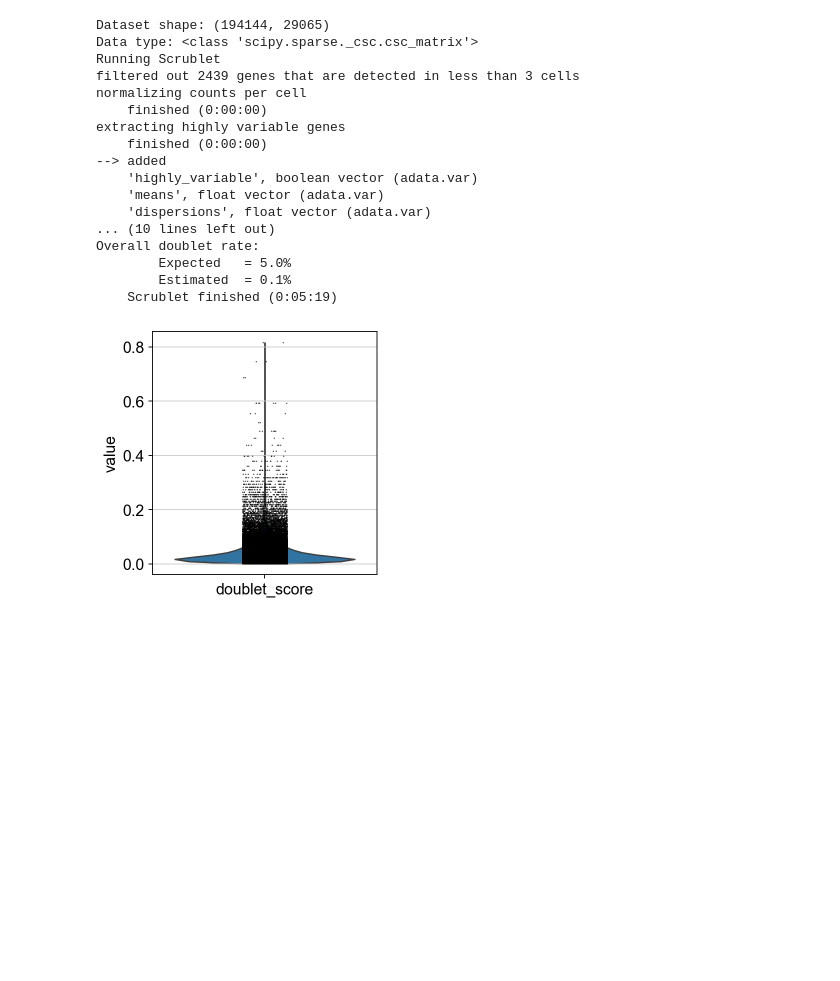
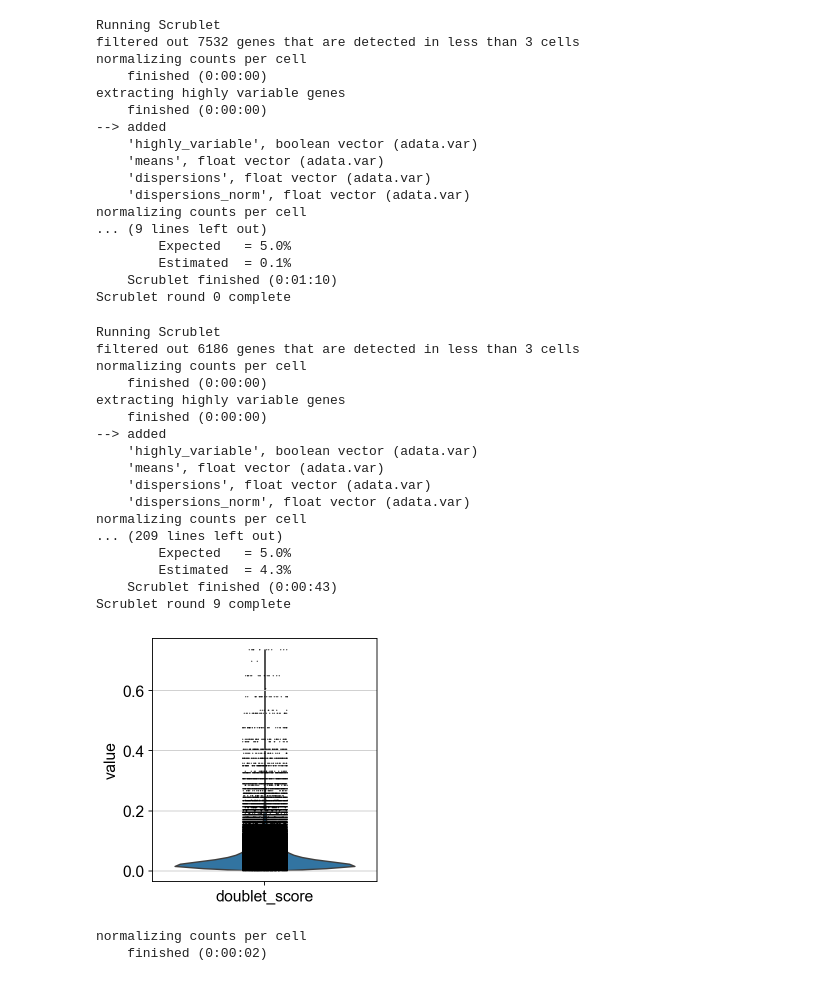
Before and after one commit to adole2008/PDAC-scRNA, a Jupyter notebook: analysis.ipynb, the cells around one changed output. Drawn from its saved outputs; the diff is of its cells as text; code cells hidden in the pictures; blank space fills up the shorter version.

Commit message:
fixed doublet detection bug, added graph and data normalization

```diff
--- a/analysis.ipynb
+++ b/analysis.ipynb
@@ -73,0 +49,7 @@ You should consider upgrading via the '/Users/anushkadole/scRNA-pancreatic/.venv
+# %%
+adata_cp1 = adata_filter1[
+    (adata_filter1.obs['pct_counts_mt'] < 10) &
+    (adata_filter1.obs['pct_counts_ribo'] < 20) &
+    (adata_filter1.obs['pct_counts_hb'] < 5),
+    :
+].copy()
@@ -74,19 +59,28 @@ You should consider upgrading via the '/Users/anushkadole/scRNA-pancreatic/.venv
 # %%
-print(f"Dataset shape: {adata_cp1.shape}")
-print(f"Data type: {type(adata_cp1.X)}")
+adata_cp2 = adata_cp1.copy()
+adata_cp2.obs["doublet_score"] = np.nan
+adata_cp2.obs["predicted_doublet"] = np.nan
 
-# Randomly sample 10k cells for doublet detection
-np.random.seed(42)
-sample_indices = np.random.choice(adata_cp1.n_obs, size=50000, replace=False)
-adata_subset = adata_cp1[sample_indices].copy()
+sample_indices = np.arange(adata_cp1.n_obs)
 
-sc.pp.scrublet(adata_subset)
-sc.pl.violin(adata_subset, 'doublet_score', groupby=None)
+chunk_size = 20000
+num_chunks = adata_cp2.shape[0] // chunk_size
+try:
+    for i in range(num_chunks+1):
+        start = i * chunk_size
+        end = min((i + 1) * chunk_size, adata_cp2.shape[0])
+        adata_subset = adata_cp2[start:end].copy()
+        sc.pp.scrublet(adata_subset)
+        adata_cp2.obs.loc[adata_subset.obs.index, "doublet_score"] = adata_subset.obs["doublet_score"]
+        adata_cp2.obs.loc[adata_subset.obs.index, "predicted_doublet"] = adata_subset.obs["predicted_doublet"]
+        print(f"Scrublet round {i} complete")
+
+except MemoryError as e:
+    print(f"Not enough memory")
+    sys.exit(1)
 # %% [output]
-Dataset shape: (194144, 29065)
-Data type: <class 'scipy.sparse._csc.csc_matrix'>
 Running Scrublet
-filtered out 2439 genes that are detected in less than 3 cells
+filtered out 7532 genes that are detected in less than 3 cells
 normalizing counts per cell
     finished (0:00:00)
 extracting highly variable genes
@@ -95,9 +89,32 @@ extracting highly variable genes
     'highly_variable', boolean vector (adata.var)
     'means', float vector (adata.var)
     'dispersions', float vector (adata.var)
-... (10 lines left out)
-Overall doublet rate:
+    'dispersions_norm', float vector (adata.var)
+normalizing counts per cell
+... (9 lines left out)
         Expected   = 5.0%
         Estimated  = 0.1%
-    Scrublet finished (0:05:19)
+    Scrublet finished (0:01:10)
+Scrublet round 0 complete
-[figure, removed]
+Running Scrublet
+filtered out 6186 genes that are detected in less than 3 cells
+normalizing counts per cell
+    finished (0:00:00)
+extracting highly variable genes
+    finished (0:00:00)
+--> added
+    'highly_variable', boolean vector (adata.var)
+    'means', float vector (adata.var)
+    'dispersions', float vector (adata.var)
+    'dispersions_norm', float vector (adata.var)
+normalizing counts per cell
+... (209 lines left out)
+        Expected   = 5.0%
+        Estimated  = 4.3%
+    Scrublet finished (0:00:43)
+Scrublet round 9 complete
+# %%
+adata_cp3 = adata_cp2.copy()
+sc.pl.violin(adata_cp2, 'doublet_score')
+# %% [output]
+[figure, added]
@@ -103,0 +124,10 @@ Overall doublet rate:
+# %%
+# Saving count data
+adata_singlets.layers["counts"] = adata_singlets.X.copy()
+# Normalizing to median total counts
+sc.pp.normalize_total(adata_singlets)
+# Logarithmize the data
+sc.pp.log1p(adata_singlets)
+# %% [output]
+normalizing counts per cell
+    finished (0:00:02)
```
Also changed, not shown: parts of 5 cells of this notebook.
